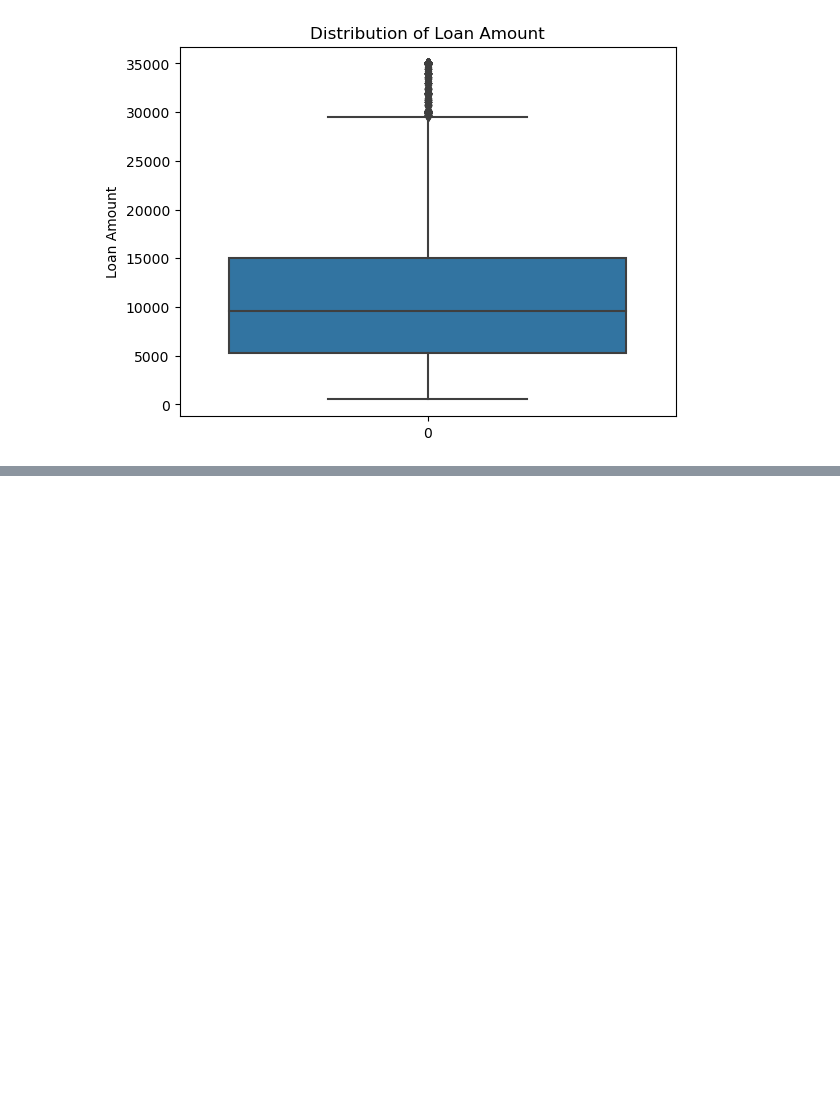
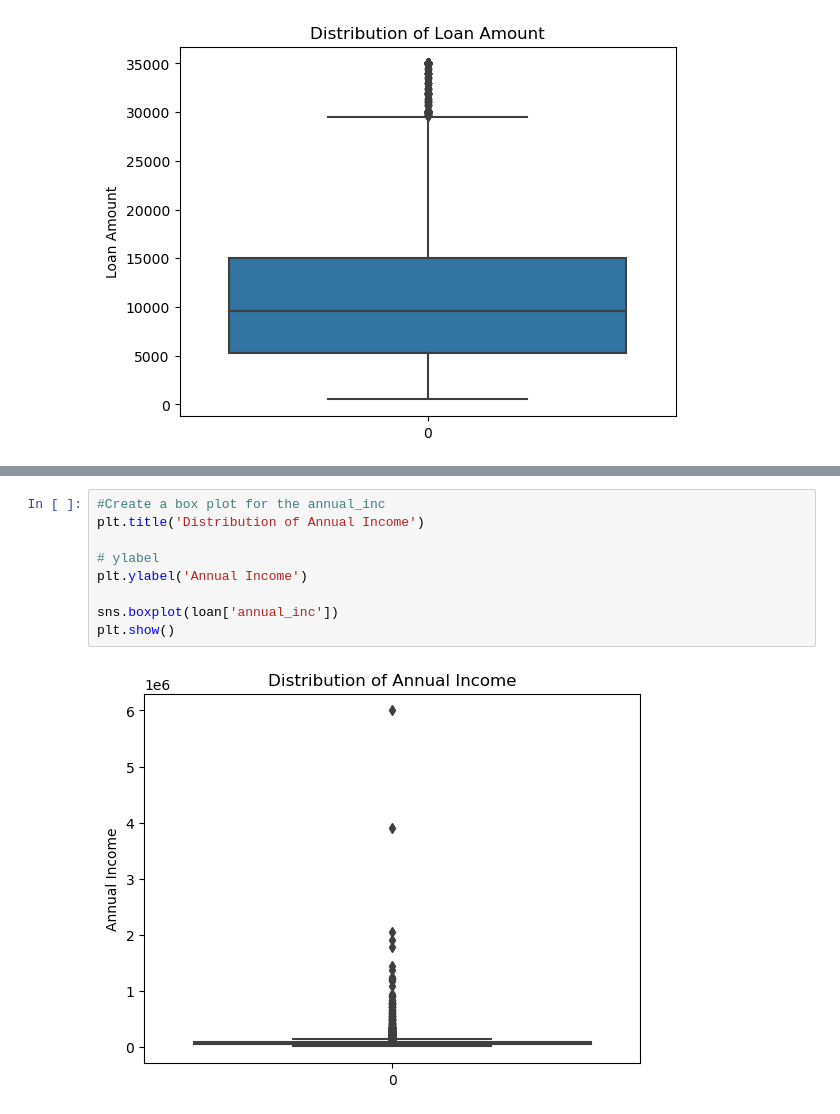
Before and after one commit to RavishankarDuMCA10/LendingClubCaseStudy, a Jupyter notebook: Lending_Club_Default_Analysis.ipynb, the cells around one changed output, grey strips where cells are left out. Drawn from its saved outputs; the diff is of its cells as text; blank space fills up the shorter version.

```diff
--- a/Lending_Club_Default_Analysis.ipynb
+++ b/Lending_Club_Default_Analysis.ipynb
@@ -567,0 +653,11 @@ plt.show()
+# %%
+#Create a box plot for the annual_inc
+plt.title('Distribution of Annual Income')
+
+# ylabel
+plt.ylabel('Annual Income')
+
+sns.boxplot(loan['annual_inc'])
+plt.show()
+# %% [output]
+[figure, added]
```
Also changed, not shown: parts of 11 cells of this notebook.
